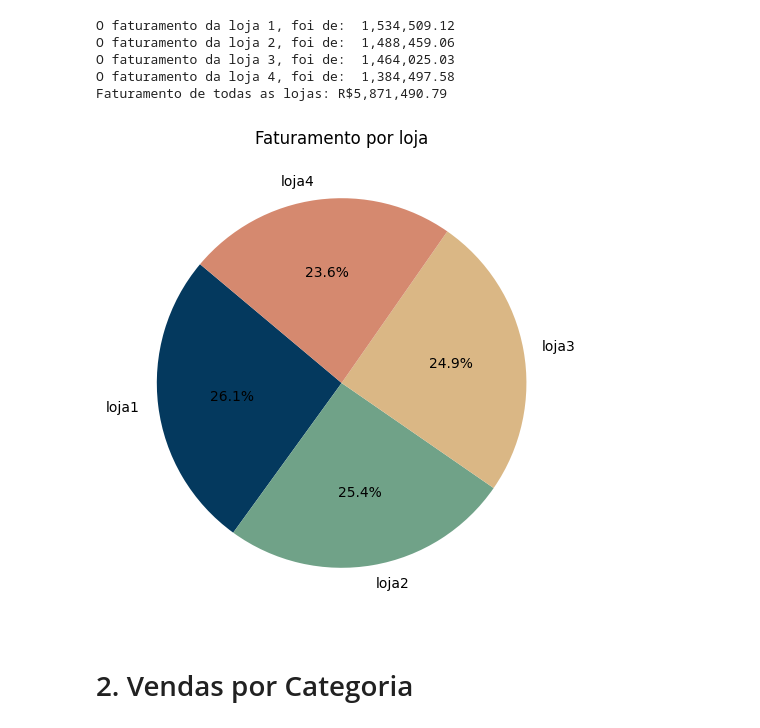
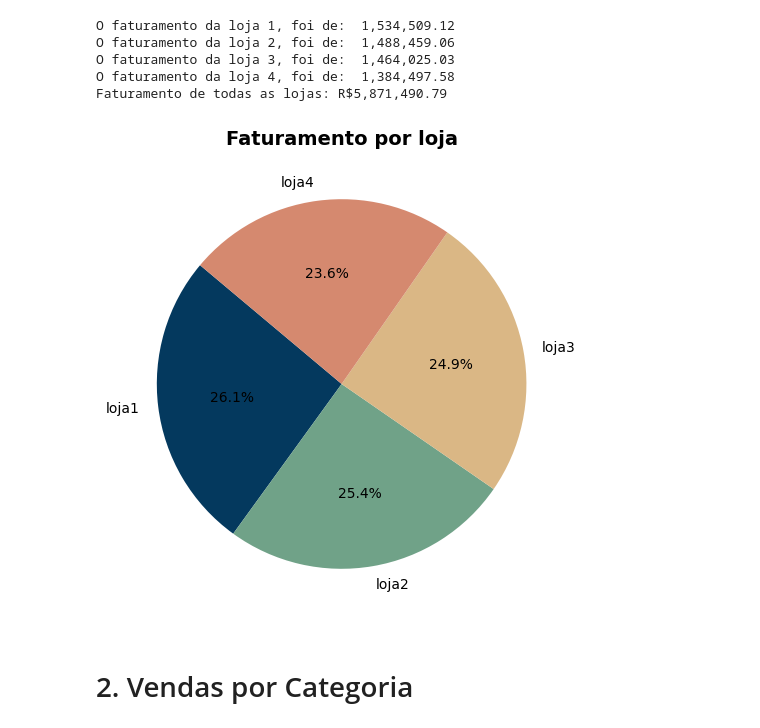
Before and after one commit to claudiaapj/challengeAluraStore, a Jupyter notebook: AluraStoreBr.ipynb, the cells around one changed output. Drawn from its saved outputs; the diff is of its cells as text; code cells hidden in the pictures.

```diff
--- a/AluraStoreBr.ipynb
+++ b/AluraStoreBr.ipynb
@@ -44,12 +45,12 @@ Faturamento de todas as lojas: R$5,871,490.79
 # %%
 nome_loja = ['loja1', 'loja2', 'loja3', 'loja4']
 cores=["#04395E", "#70A288", "#DAB785", "#D5896F"]
 plt.figure(figsize=(7,6))
 plt.pie(fat, labels=nome_loja, autopct='%1.1f%%', colors=cores, startangle=140)
-plt.title('Faturamento por loja')
+plt.title('Faturamento por loja', fontsize=14, fontweight='bold')
 plt.show()
 # %% [output]
-[figure, old version]
+[figure, new version]
 # %% [markdown]
 # 2. Vendas por Categoria
 # %%
```
Also changed, not shown: parts of 8 cells of this notebook.
